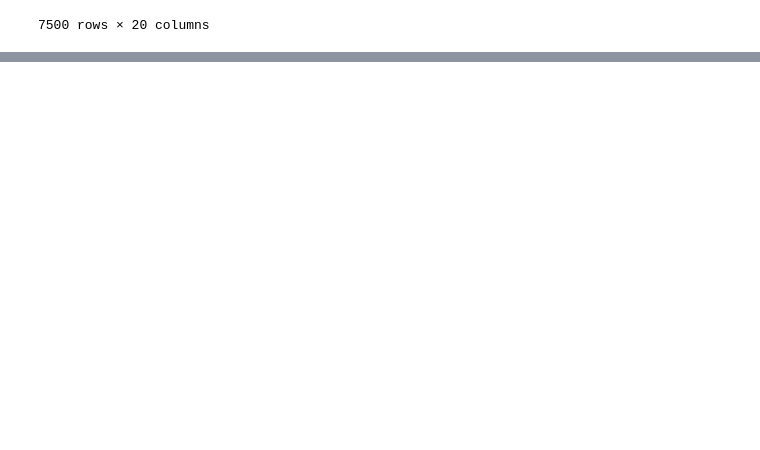
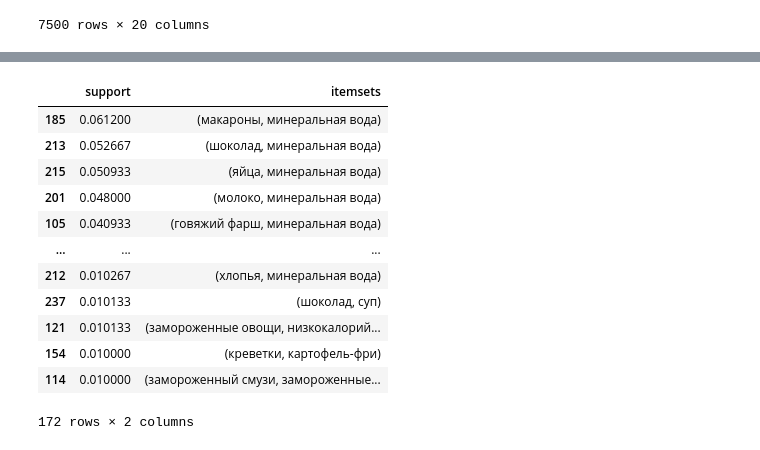
Before and after one commit to Hlebnica/TechnologiesOfAnalyticalProcessingOfInformation, a Jupyter notebook: 1_FindingFrequentSets/FindingFrequentSets.ipynb, the cells around one changed output, grey strips where cells are left out. Saved outputs shown, nothing was run; the diff lists cells and outputs as text; code cells hidden in the pictures; blank space fills up the shorter version.

```diff
--- a/1_FindingFrequentSets/FindingFrequentSets.ipynb
+++ b/1_FindingFrequentSets/FindingFrequentSets.ipynb
@@ -42,0 +85,17 @@ df
+# %%
+result_with_2_items = result[result['itemsets'].apply(lambda x: len(x)) == 2]
+result_with_2_items
+# %% [output]
+|  | support | itemsets |
+| 185 | 0.061200 | (макароны, минеральная вода) |
+| 213 | 0.052667 | (шоколад, минеральная вода) |
+| 215 | 0.050933 | (яйца, минеральная вода) |
+| 201 | 0.048000 | (молоко, минеральная вода) |
+| 105 | 0.040933 | (говяжий фарш, минеральная вода) |
+| ... | ... | ... |
+| 212 | 0.010267 | (хлопья, минеральная вода) |
+| 237 | 0.010133 | (шоколад, суп) |
+| 121 | 0.010133 | (замороженные овощи, низкокалорий... |
+| 154 | 0.010000 | (креветки, картофель-фри) |
+| 114 | 0.010000 | (замороженный смузи, замороженные... |
+172 rows × 2 columns
```
Also changed, not shown: parts of 9 cells of this notebook, 2 other files.
